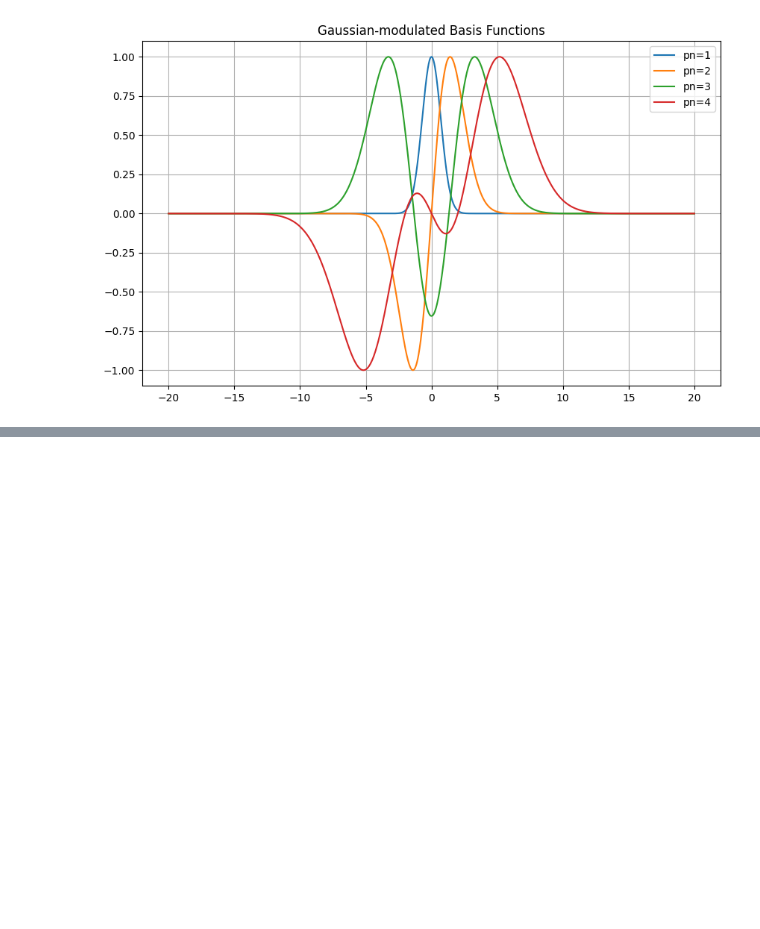
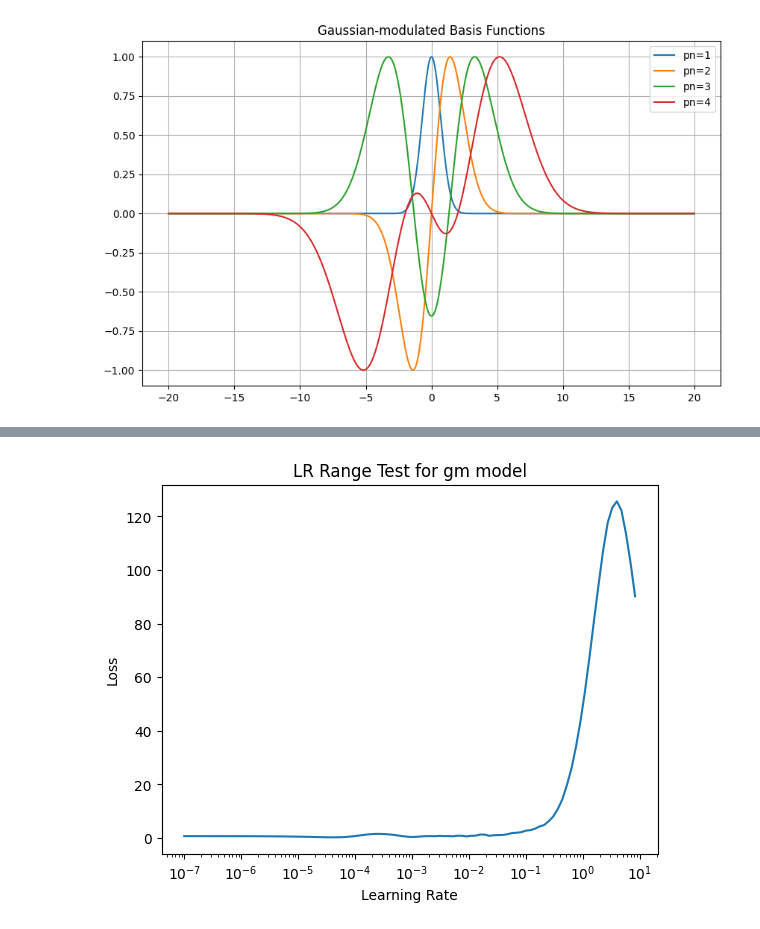
Before and after one commit to oduolaidrisA/Scientific-Machine-Learning-for-QEP, a Jupyter notebook: RqPINN_with_attention/pre_trainer.ipynb, the cells around one changed output, grey strips where cells are left out. Drawn from its saved outputs; the diff is of its cells as text; code cells hidden in the pictures; blank space fills up the shorter version.

```diff
--- a/RqPINN_with_attention/pre_trainer.ipynb
+++ b/RqPINN_with_attention/pre_trainer.ipynb
@@ -286,0 +291,54 @@ plt.show()
+# %%
+#Now we initialize the model
+#initializing the model
+gm_model = qNN(layers)
+gm_model.to(device)
+print(gm_model)
+#params = list(model.parameters())
+betas = [0.999, 0.9999]
+optimizer = optim.Adam(gm_model.parameters(), lr=lr, betas=betas)
+# %%
+#We want to find the best lr for our defined model
+model_lr = qNN(layers)
+model_lr.to(device)
+optimizer = optim.Adam(model_lr.parameters(), lr=1e-7, betas = betas)
+criterion = nn.MSELoss()
+# %%
+
+x = x.to(device) ; gm_basis = gm_basis.to(device)
+
+# Set up variables
+losses = []
+lrs = []
+
+start_lr = 1e-7
+end_lr = 10
+num_iter = 100
+lr_mult = (end_lr / start_lr) ** (1/num_iter)
+
+lr = start_lr
+
+for iteration in range(num_iter):
+    optimizer.param_groups[0]['lr'] = lr
+
+    optimizer.zero_grad()
+    phi = model_lr(x)
+    loss = criterion(phi.float(),gm_basis.float())
+    loss.backward()
+
+    optimizer.step()
+
+    lrs.append(lr)
+    losses.append(loss.item())
+
+    lr *= lr_mult  # increase learning rate exponentially
+
+# Plot the result
+plt.plot(lrs, losses)
+plt.xscale('log')
+plt.xlabel('Learning Rate')
+plt.ylabel('Loss')
+plt.title('LR Range Test for gm model')
+plt.show()
+# %% [output]
+[figure, added]
```
Also changed, not shown: parts of 7 cells of this notebook.
